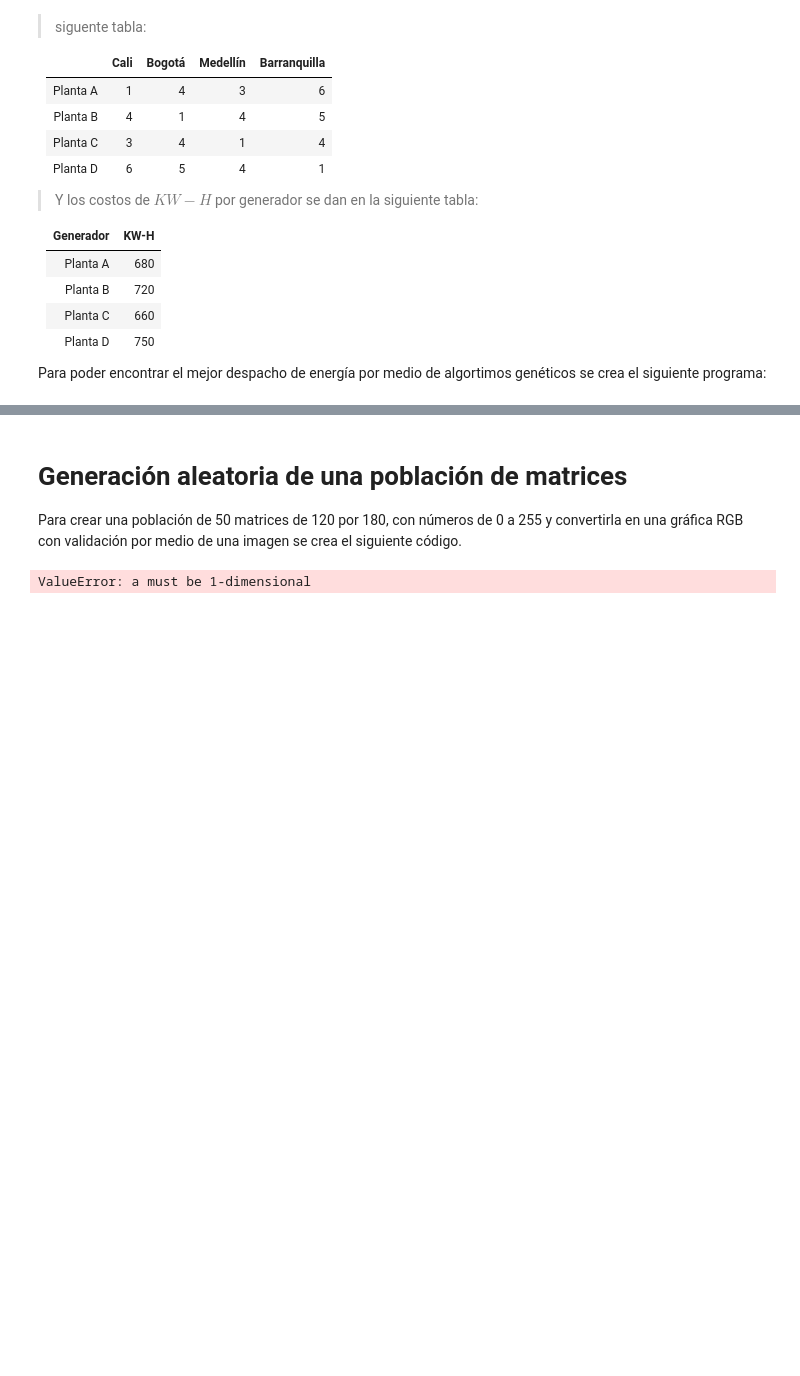
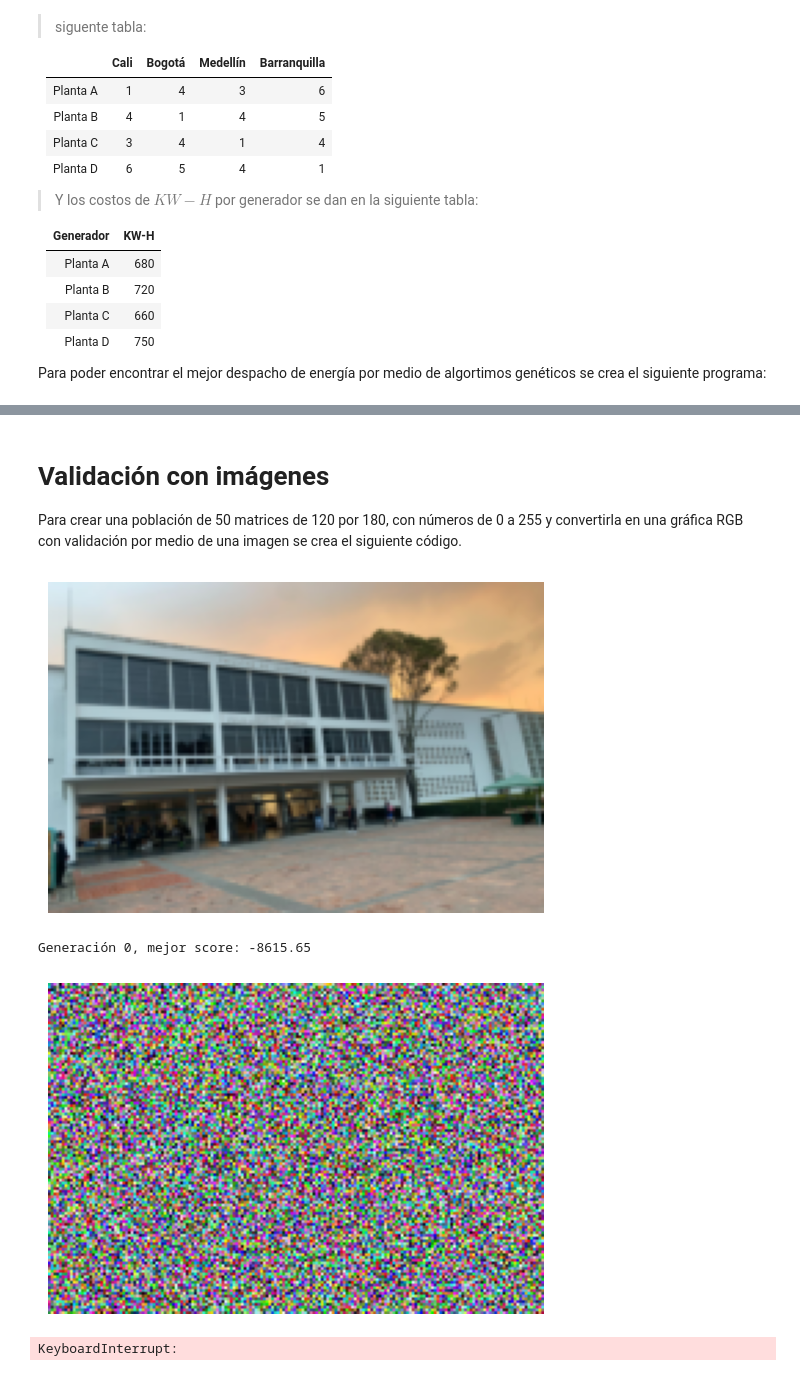
Before and after one commit to natc27/IAandMiniRobots, a Jupyter notebook: Capitulo3.ipynb, the cells around one changed output, grey strips where cells are left out. Drawn from its saved outputs; the diff is of its cells as text; code cells hidden in the pictures; blank space fills up the shorter version.

Commit message:
Optimización en la convergencia y flag de detención

```diff
--- a/Capitulo3.ipynb
+++ b/Capitulo3.ipynb
@@ -292,5 +292,5 @@ Nueva población Mutada:  [[0, 0, 0, 1], [0, 0, 3, 0]]
 # %% [markdown]
-# Generación aleatoria de una población de matrices
+# Validación con imágenes
 Para crear una población de 50 matrices de 120 por 180, con números de 0 a 255 y convertirla en una gráfica RGB con validación por medio de una imagen se crea el siguiente código.
 # %%
 import random
@@ -306,6 +306,9 @@ limInf=0
 limSup=255
 length=120
 rows=180
+
+# Extra para el final del ciclo
+mejor_score_anterior=-20000
 
 #-----
 # Mostrar la imagen utilizando matplotlib
@@ -337,7 +340,10 @@ def Generator(n,length,rows):
 # Función de aptitud
 # ---
 def aptitud(individuo, objetivo):
-    return -np.mean((individuo.astype(np.float32) - objetivo.astype(np.float32)) ** 2)
+    # Combinación MSE + nitidez (mejora detalle visual)
+    mse = np.mean((individuo.astype(np.float32) - objetivo.astype(np.float32))**2)
+    return -mse
+
 
 # ---
 # Función de cruce
@@ -350,42 +356,54 @@ def cruzar(padre1, padre2):
 # ---
 # Función de mutación
 # ---
-def mutar(individuo, tasa=0.01):
+def mutar(individuo, tasa=0.0001):
     mutacion = np.random.rand(*individuo.shape) < tasa
     valores = np.random.randint(0, 256, size=individuo.shape)
     individuo[mutacion] = valores[mutacion]
     return individuo
 
 
 #-----
 #Main
 #----
 poblacion=Generator(n,length,rows)
 # print(poblacion)
-objetivo = cargar_objetivo("Multimedia/sunset.JPG")
+objetivo = cargar_objetivo("Multimedia/Insignia.JPG")
+mostrar_imagen(objetivo)
 
-for generacion in range(n):
+for generacion in range(500*n):
+# while  max(puntuaciones)<-1200: #Criterio de aceptación
     puntuaciones = [aptitud(ind, objetivo) for ind in poblacion]
 
     # Selección: los 10 mejores
     mejores_idx = np.argsort(puntuaciones)[-10:]
-    elite = [poblacion[i] for i in mejores_idx]
+    elite = [poblacion[i] for i in mejores_idx] #Guarda en elite
 
     # Cruza para formar nueva población
     nueva_pob = []
     while len(nueva_pob) < len(poblacion):
-        padres = np.random.choice(elite, 2)
+        padres = random.choices(elite, k=2)
         hijo = cruzar(*padres)
         hijo = mutar(hijo)
         nueva_pob.append(hijo)
 
     poblacion = np.array(nueva_pob)
 
-    if generacion % 10 == 0:
+    if generacion % 1000 == 0: #Mostrar cada 1000 iteraciones
+        mejor_score_actual=max(puntuaciones)
         print(f"Generación {generacion}, mejor score: {max(puntuaciones):.2f}")
         mostrar_imagen(poblacion[mejores_idx[-1]])
+
+        #Verificación de detención del ciclo
+        if abs(mejor_score_actual-mejor_score_anterior)<=100:
+            print("Resultado final alcanzado")
+            break
+        mejor_score_anterior = mejor_score_actual
 # %% [output]
+[figure, added]
-ValueError: a must be 1-dimensional
+Generación 0, mejor score: -8615.65
+[figure, added]
+KeyboardInterrupt:
 # %% [markdown]
 
 # Aporte de las herramientas LLM
```
Also changed, not shown: parts of 3 cells of this notebook.
